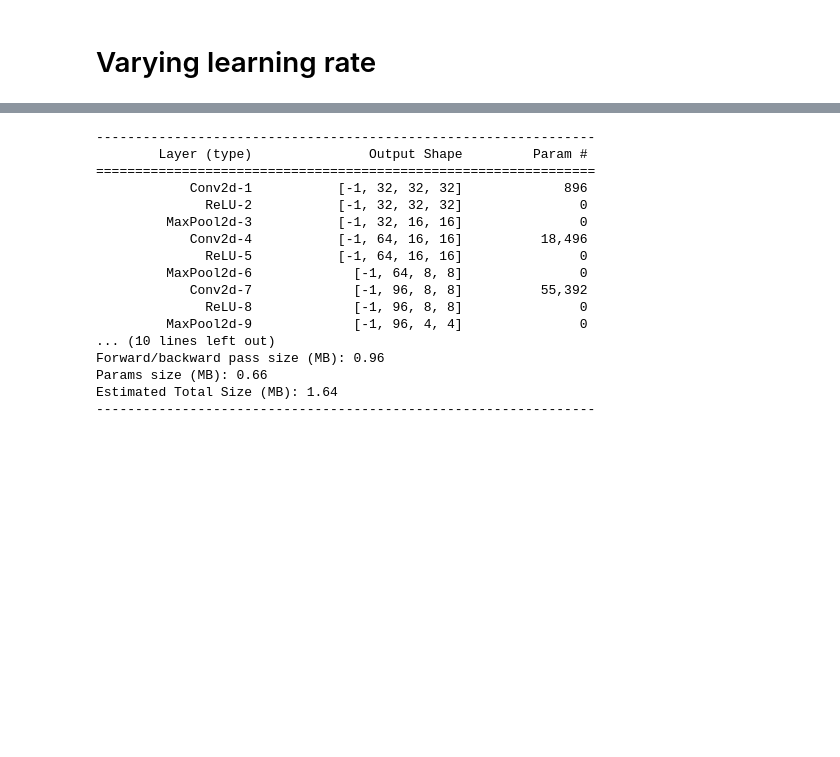
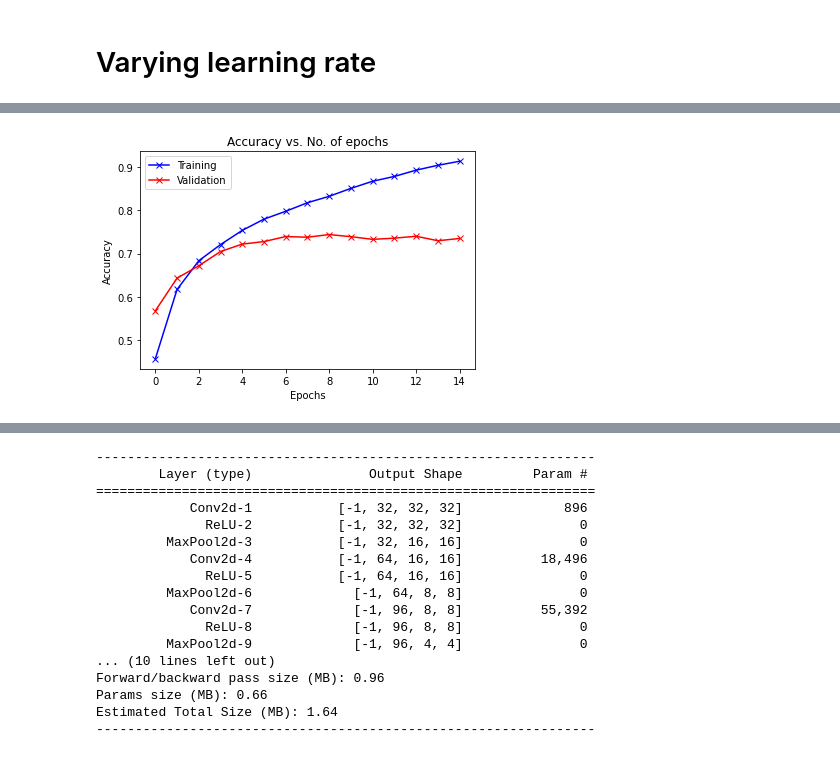
Before and after one commit to Satpat/Convulated-CIFAR10, a Jupyter notebook: code.ipynb, the cells around one changed output, grey strips where cells are left out. Cells and saved outputs as stored; diff of their text form; code cells hidden in the pictures; blank space fills up the shorter version.

```diff
--- a/code.ipynb
+++ b/code.ipynb
@@ -321,3 +317,7 @@ def plot_losses(history):
     plt.ylabel('Loss')
     plt.legend(['Training', 'Validation'])
     plt.title('Loss vs. No. of epochs');
+# %%
+plot_accuracies(history)
+# %% [output]
+[figure, added]
```
Also changed, not shown: parts of 46 cells of this notebook.
